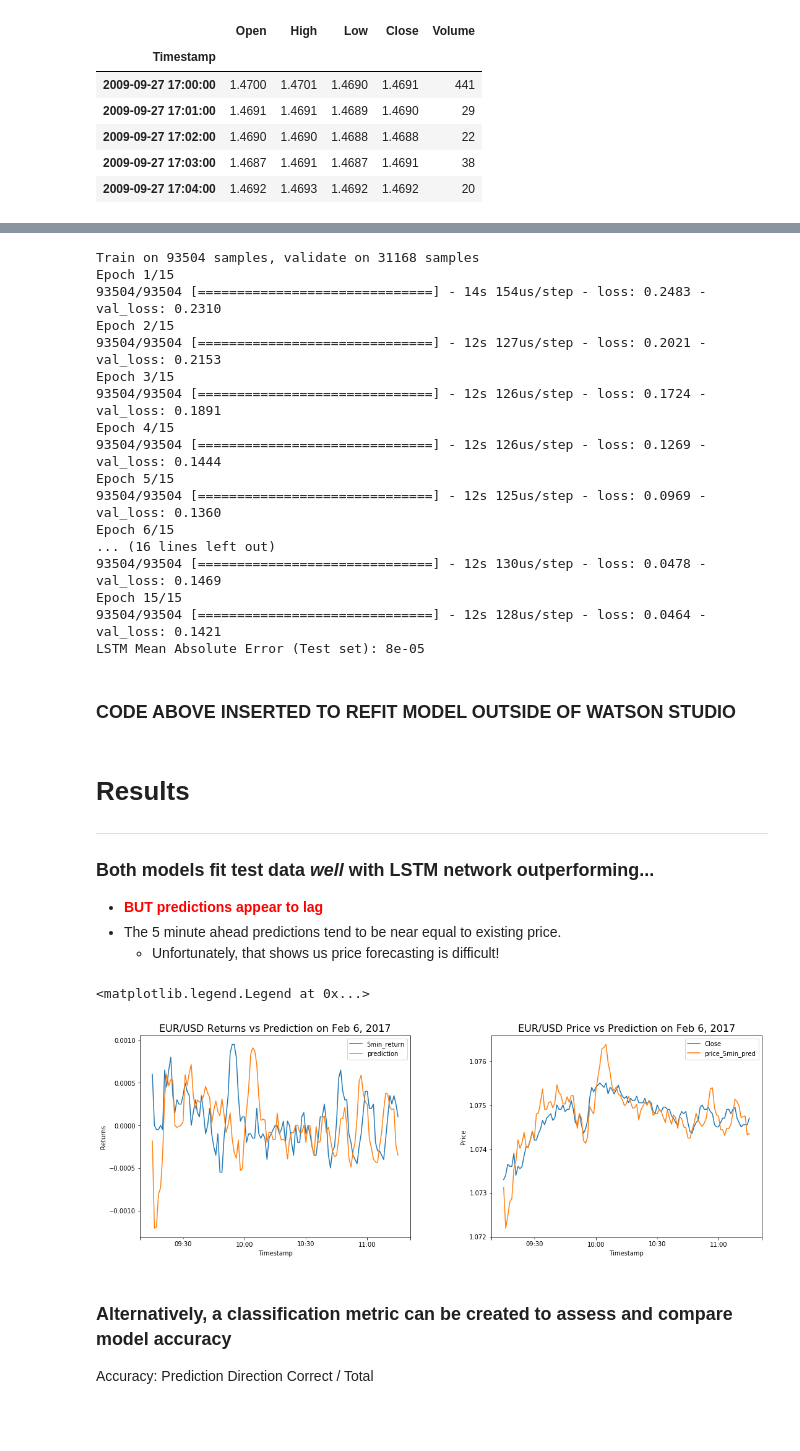
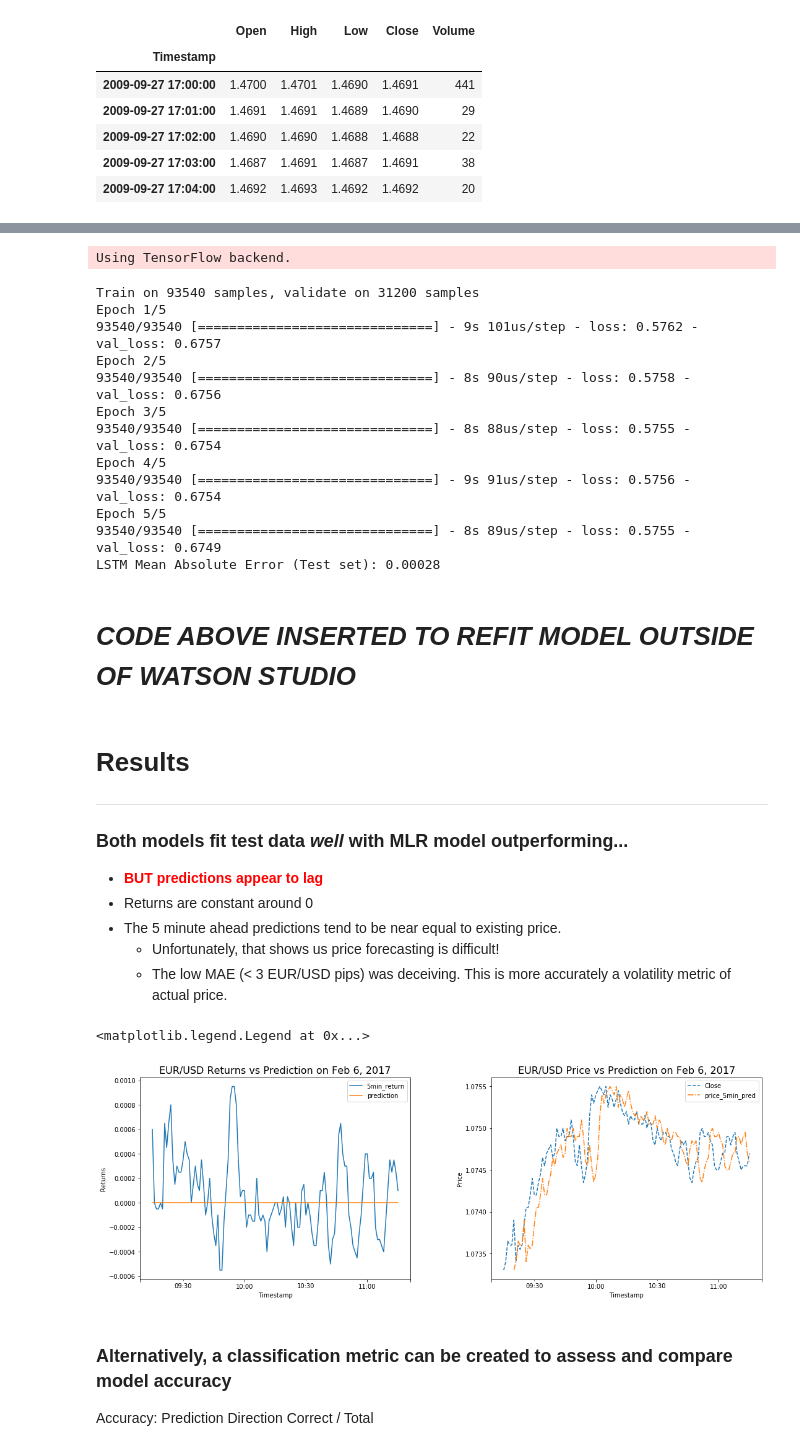
Before and after one commit to braddroegkamp/eu_lstm_watson, a Jupyter notebook: EURUSD_Price_Prediction_Using_LSTM_Not_Watson.ipynb, the cells around one changed output, grey strips where cells are left out. Cells and saved outputs as stored; diff of their text form; code cells hidden in the pictures; blank space fills up the shorter version.

Commit message:
non-Watson Studio notebook complete

```diff
--- a/EURUSD_Price_Prediction_Using_LSTM_Not_Watson.ipynb
+++ b/EURUSD_Price_Prediction_Using_LSTM_Not_Watson.ipynb
@@ -496,7 +500,5 @@ df.head()
 # %%
 from sklearn.preprocessing import RobustScaler
-sc_f = RobustScaler()
-sc_y = RobustScaler()
 
 def pd_add_price_returns(df, x):
     '''
@@ -550,10 +552,13 @@ def pd_get_arrays_for_lstm(df, time_window, forecast_window, batch_size):
 
     # only need price returns and volumes, but keep dataset check vals for below
     feature_set = pdf.iloc[:, 4:7].values
+    time_set = pdf.index.values
     y_set = pdf.iloc[:, 7:8].values
     is_in_dataset_check = pdf.iloc[:, -1]
 
     # feature scaling
+    sc_f = RobustScaler()
+    sc_y = RobustScaler()
     feature_set_scaled = sc_f.fit_transform(np.float64(feature_set))
     y_set_scaled = sc_y.fit_transform(np.float64(y_set))
 
@@ -562,23 +567,27 @@ def pd_get_arrays_for_lstm(df, time_window, forecast_window, batch_size):
     x_volume_train = []
     x_ma_train = []
     y_train = []
+    time_train = []
 
     length = len(feature_set_scaled)
     for i in range(0, length):
         x_volume_train.append(feature_set_scaled[max(0, i - time_window):i, 0])
         x_price_train.append(feature_set_scaled[max(0, i - time_window):i, 1])
         x_ma_train.append(feature_set_scaled[max(0, i - time_window):i, 2])
+        time_train.append(pd.to_datetime(time_set[i]))
 
 
     for i in range(0, len(y_set_scaled)):
-        y_train.append(y_set_scaled[max(0, i-forecast_window):max(0, i-forecast_window)+1, 0])
+        y_train.append(y_set_scaled[min(len(y_set_scaled), i+forecast_window):min(len(y_set_scaled), i+forecast_window)+1, 0])
 
     # now that we have the time_window data, remove unwanted entries based on prior is_in_dataset_check
     x_volume_train, x_price_train, x_ma_train, y_train, is_in_dataset_check = \
         np.array(x_volume_train), np.array(x_price_train), np.array(x_ma_train), np.array(y_train), np.array(is_in_dataset_check)
+    time_train = np.array(time_train)
     x_volume_train = x_volume_train[is_in_dataset_check]
     x_price_train = x_price_train[is_in_dataset_check]
     x_ma_train = x_ma_train[is_in_dataset_check]
+    time_train = time_train[is_in_dataset_check]
     y_train = y_train[is_in_dataset_check]
 
     # reduce size of dataset to be divisible by batch size
@@ -586,12 +595,14 @@ def pd_get_arrays_for_lstm(df, time_window, forecast_window, batch_size):
     x_price_train = x_price_train[0:len(x_price_train) - len(x_price_train)%batch_size]
     x_ma_train = x_ma_train[0:len(x_ma_train) - len(x_ma_train)%batch_size]
     y_train = y_train[0:len(y_train) - len(y_train)%batch_size]
+    time_train = time_train[0:len(time_train) - len(time_train)%batch_size]
 
     # combine and reshape for modeling
     x_volume_train = np.reshape(np.array(x_volume_train.tolist()), (x_volume_train.shape[0], 10))
     x_price_train = np.reshape(np.array(x_price_train.tolist()), (x_price_train.shape[0], 10))
     x_ma_train = np.reshape(np.array(x_ma_train.tolist()), (x_ma_train.shape[0], 10))
     X_train = np.dstack((x_price_train, x_volume_train, x_ma_train))
+    time_train = np.reshape(np.array(time_train.tolist()), (time_train.shape[0], 1))
     y_train = np.reshape(np.array(y_train.tolist()), (y_train.shape[0], 1))
     print("Feature set shape (standardized price & volume w/10min window): ")
     print(X_train.shape)
@@ -601,4 +612,5 @@ def pd_get_arrays_for_lstm(df, time_window, forecast_window, batch_size):
     print(y_train.shape)
     print(y_train[0])
     print('\n')
-    return X_train, y_train
+    print(time_train[0])
+    return X_train, y_train, time_train, sc_f, sc_y
@@ -606,7 +631,7 @@ def pd_get_arrays_for_lstm(df, time_window, forecast_window, batch_size):
 # define important data parameters
 forecast_window = 5
 time_window = 10
-batch_size = 64
+batch_size = 60
 start_time = '09:15'
 end_time = '11:15'
 
@@ -639,7 +666,7 @@ df_val.head()
 # %%
 # get arrays for lstm network model
-X_train, y_train = pd_get_arrays_for_lstm(df_train, time_window, forecast_window, batch_size)
-X_test, y_test   = pd_get_arrays_for_lstm(df_test, time_window, forecast_window, batch_size)
-X_val, y_val     = pd_get_arrays_for_lstm(df_val, time_window, forecast_window, batch_size)
+X_train, y_train, t_train, sc_x_train, sc_y_train = pd_get_arrays_for_lstm(df_train, time_window, forecast_window, batch_size)
+X_test, y_test, t_test, sc_x_test, sc_y_test    = pd_get_arrays_for_lstm(df_test, time_window, forecast_window, batch_size)
+X_val, y_val, t_val, sc_x_val, sc_y_val       = pd_get_arrays_for_lstm(df_val, time_window, forecast_window, batch_size)
 # %% [output]
 Feature set shape (standardized price & volume w/10min window):
@@ -673,8 +704,7 @@ lstm.add(Dropout(0.2))
 lstm.add(Dense(5, activation='relu'))
 lstm.add(Dense(1))
 lstm.compile(loss= 'mae', optimizer= 'adam')
-lstm.reset_states()
-lstm_history = lstm.fit(X_train, y_train, epochs=15, batch_size=batch_size, shuffle=True, validation_data=(X_val, y_val))
+lstm_history = lstm.fit(X_train, y_train, epochs=5, batch_size=batch_size, validation_data=(X_val, y_val))
 
 lstm.save(filepath="lstm.h5")
 
@@ -682,71 +712,69 @@ lstm.save(filepath="lstm.h5")
 from sklearn.metrics import mean_absolute_error
 
 lstm_pred = lstm.predict(X_test, batch_size=batch_size)
-lstm_mae = mean_absolute_error(sc_y.inverse_transform(y_test), sc_y.inverse_transform(lstm_pred))
+lstm_mae = mean_absolute_error(sc_y_test.inverse_transform(y_test), sc_y_test.inverse_transform(lstm_pred))
 
 print('LSTM Mean Absolute Error (Test set): ' + str(round(lstm_mae, 5)))
 # %% [output]
-Train on 93504 samples, validate on 31168 samples
-Epoch 1/15
-93504/93504 [==============================] - 14s 154us/step - loss: 0.2483 - val_loss: 0.2310
-Epoch 2/15
-93504/93504 [==============================] - 12s 127us/step - loss: 0.2021 - val_loss: 0.2153
-Epoch 3/15
-93504/93504 [==============================] - 12s 126us/step - loss: 0.1724 - val_loss: 0.1891
-Epoch 4/15
-93504/93504 [==============================] - 12s 126us/step - loss: 0.1269 - val_loss: 0.1444
-Epoch 5/15
-93504/93504 [==============================] - 12s 125us/step - loss: 0.0969 - val_loss: 0.1360
-Epoch 6/15
-... (16 lines left out)
-93504/93504 [==============================] - 12s 130us/step - loss: 0.0478 - val_loss: 0.1469
-Epoch 15/15
-93504/93504 [==============================] - 12s 128us/step - loss: 0.0464 - val_loss: 0.1421
-LSTM Mean Absolute Error (Test set): 8e-05
+Using TensorFlow backend.
+Train on 93540 samples, validate on 31200 samples
+Epoch 1/5
+93540/93540 [==============================] - 9s 101us/step - loss: 0.5762 - val_loss: 0.6757
+Epoch 2/5
+93540/93540 [==============================] - 8s 90us/step - loss: 0.5758 - val_loss: 0.6756
+Epoch 3/5
+93540/93540 [==============================] - 8s 88us/step - loss: 0.5755 - val_loss: 0.6754
+Epoch 4/5
+93540/93540 [==============================] - 9s 91us/step - loss: 0.5756 - val_loss: 0.6754
+Epoch 5/5
+93540/93540 [==============================] - 8s 89us/step - loss: 0.5755 - val_loss: 0.6749
+LSTM Mean Absolute Error (Test set): 0.00028
 # %% [markdown]
-### CODE ABOVE INSERTED TO REFIT MODEL OUTSIDE OF WATSON STUDIO
+# *CODE ABOVE INSERTED TO REFIT MODEL OUTSIDE OF WATSON STUDIO*
 # %% [markdown]
 # Results
 ***
-### Both models fit test data *well* with LSTM network outperforming...
+### Both models fit test data *well* with MLR model outperforming...
  - <strong style="color:red">BUT predictions appear to lag</strong>
+ - Returns are constant around 0
  - The 5 minute ahead predictions tend to be near equal to existing price.
    - Unfortunately, that shows us price forecasting is difficult!
+   - The low MAE (< 3 EUR/USD pips) was deceiving.  This is more accurately a volatility metric of actual price.
 # %%
 # at this point, I've reached my usage limit on IBM Watson Studio,
-# so I'm going to recreate the LSTM model above outside of Watson Studio. DONE
+# so I'm going to recreate the LSTM model above outside of Watson Studio.
 import seaborn as sns
 import matplotlib.dates as mdates
 import matplotlib.pyplot as plt
 %matplotlib inline
 
 # this is ugly due to methods when shifting between Spark when in Watson studio, and not
 # had to reshift price_5min_return and resize df in order to lineup with predictions
 df_test_2 = df_test
 df_test_2['5min_return'] = df_test_2['price_5min_return'].shift(-5)
-df_test_2 = df_test_2[df_test_2.is_in_dataset][0:len(sc_y.inverse_transform(lstm_pred))]
-df_test_2['prediction'] = sc_y.inverse_transform(lstm_pred)
+df_test_2 = df_test_2[df_test_2.is_in_dataset][0:len(sc_y_test.inverse_transform(lstm_pred))]
+df_test_2['prediction'] = sc_y_test.inverse_transform(lstm_pred)
 df_test_2['price_5min_pred'] = df_test_2['Close'] + df_test_2['prediction']
 
 # pick random day that isn't start of year where very uncommonly low volume exists
 df_2017_02_06 = df_test_2[(df_test_2.index >= '2017-02-06') & (df_test_2.index <= '2017-02-07')]
 
 fig, ax = plt.subplots(1, 2, figsize=(18, 6))
 fig.subplots_adjust(wspace=0.3)
 df_2017_02_06['5min_return'].plot(ax=ax[0])
-df_2017_02_06['prediction'].plot(ax=ax[0], )
+df_2017_02_06['prediction'].plot(ax=ax[0])
 ax[0].set_ylabel("Returns")
 ax[0].set_title("EUR/USD Returns vs Prediction on Feb 6, 2017", fontsize=16)
 ax[0].legend()
 
-df_2017_02_06['Close'].plot(ax=ax[1])
-df_2017_02_06['price_5min_pred'].plot(ax=ax[1])
+df_2017_02_06['Close'].plot(ax=ax[1], linestyle='--')
+df_2017_02_06['price_5min_pred'].shift(5).plot(ax=ax[1], linestyle='-.')
 ax[1].set_ylabel("Price")
 ax[1].set_title("EUR/USD Price vs Prediction on Feb 6, 2017", fontsize=16)
 ax[1].legend()
 # %% [output]
 <matplotlib.legend.Legend at 0x...>
-[figure, old version]
+[figure, new version]
 # %% [markdown]
 ### Alternatively, a classification metric can be created to assess and compare model accuracy
 
```
Also changed, not shown: parts of 12 cells of this notebook, 1 other file.
